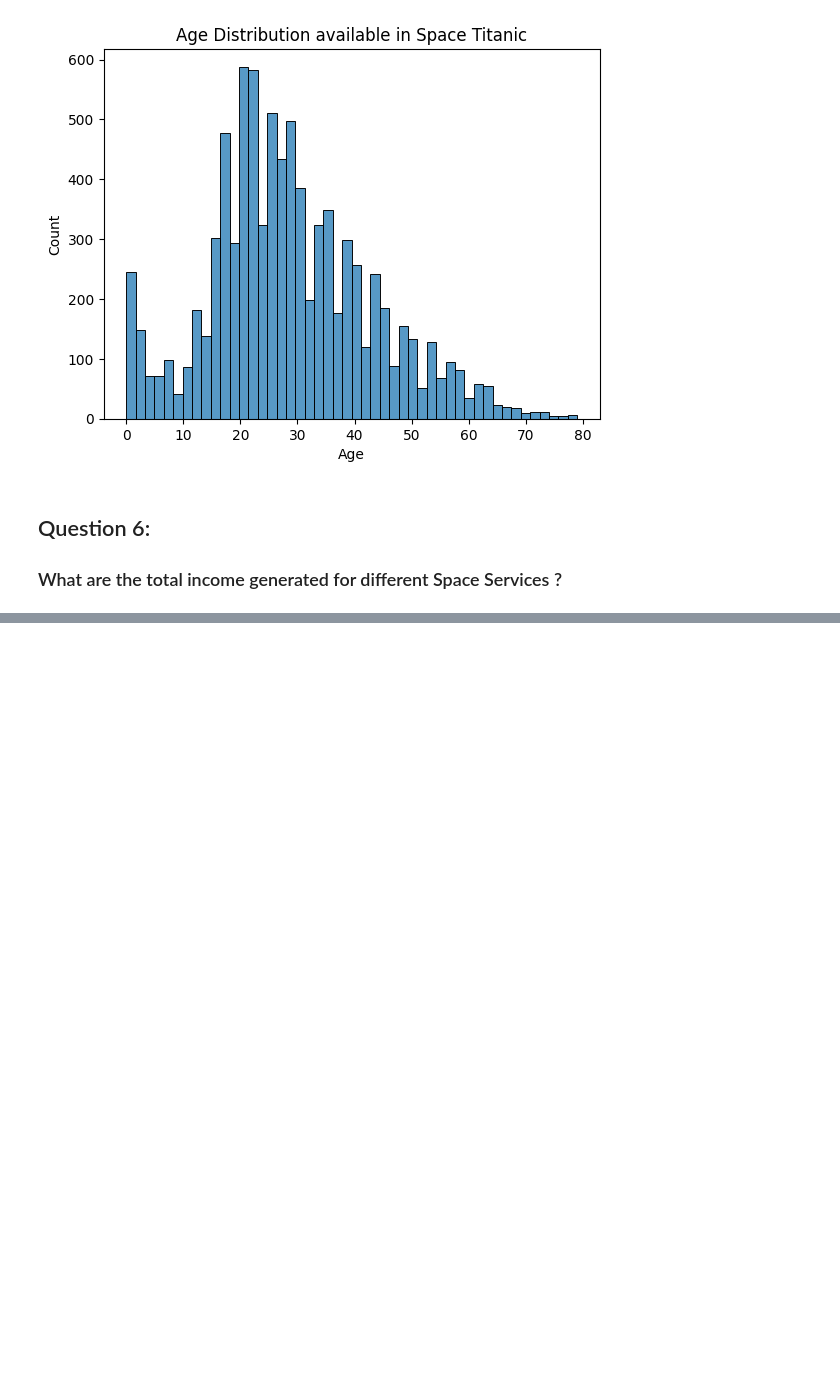
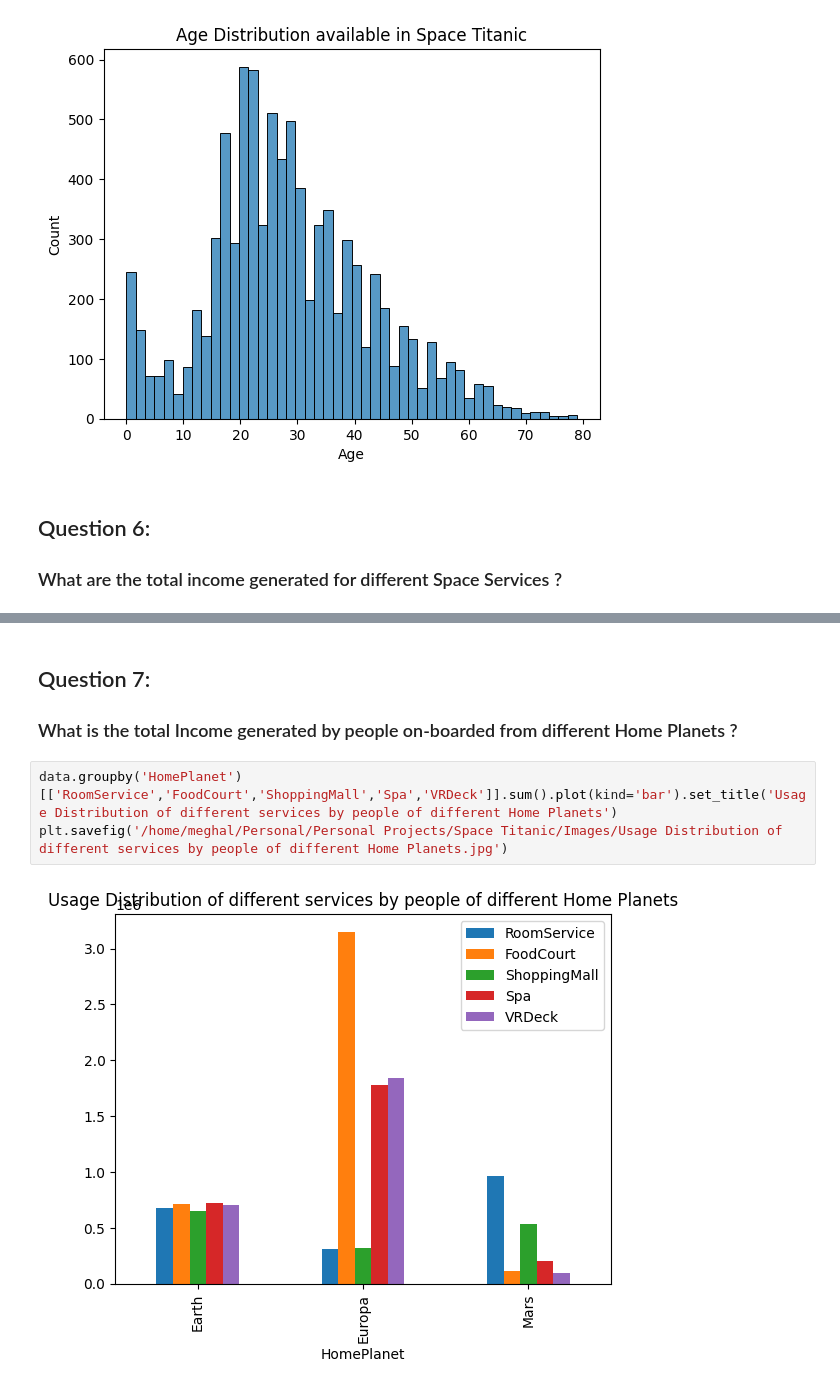
Before and after one commit to meghalagarwal/Space_Titanic_Transport_Prediction, a Jupyter notebook: Clean_Data_EDA.ipynb, the cells around one changed output, grey strips where cells are left out. Drawn from its saved outputs; the diff is of its cells as text; blank space fills up the shorter version.

Commit message:
Space Titanic EDA

```diff
--- a/Clean_Data_EDA.ipynb
+++ b/Clean_Data_EDA.ipynb
@@ -118,0 +119,9 @@ plt.savefig('/home/meghal/Personal/Personal Projects/Space Titanic/Images/Distri
+# %% [markdown]
+## Question 7:
+
+### What is the total Income generated by people on-boarded from different Home Planets ?
+# %%
+data.groupby('HomePlanet')[['RoomService','FoodCourt','ShoppingMall','Spa','VRDeck']].sum().plot(kind='bar').set_title('Usage Distribution of different services by people of different Home Planets')
+plt.savefig('/home/meghal/Personal/Personal Projects/Space Titanic/Images/Usage Distribution of different services by people of different Home Planets.jpg')
+# %% [output]
+[figure, added]
```
Also changed, not shown: parts of 9 cells of this notebook, 5 other files.
